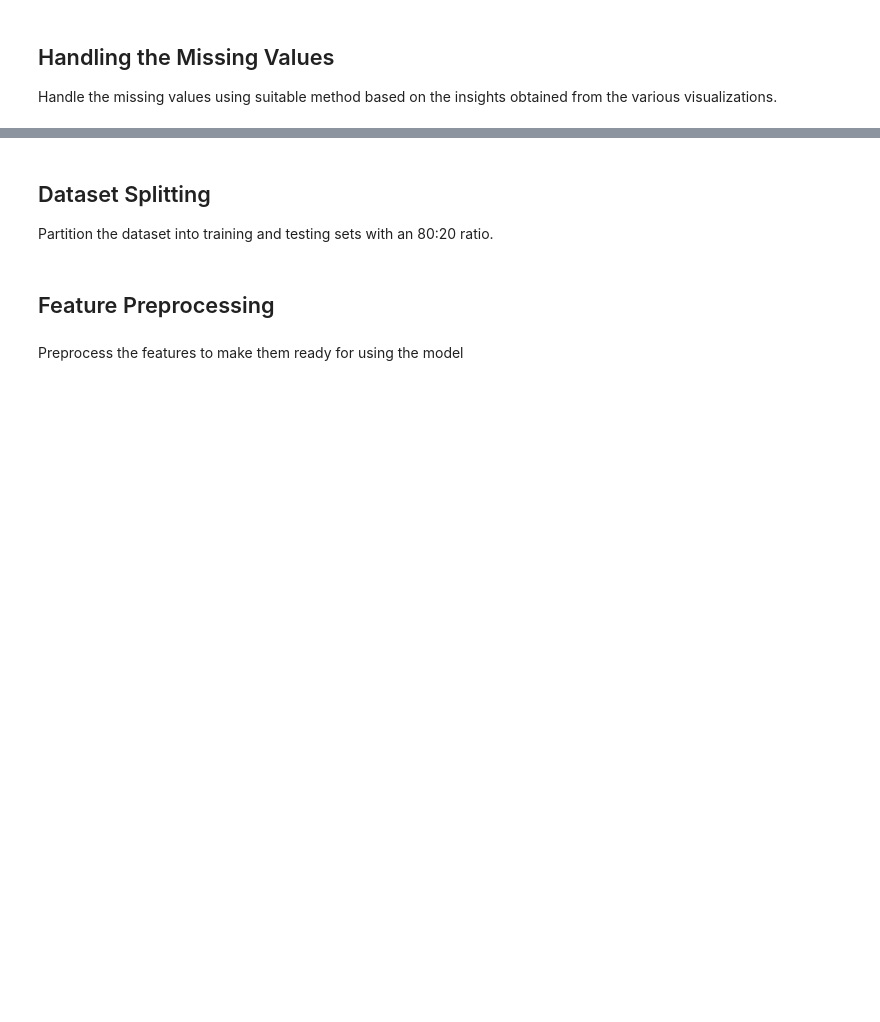
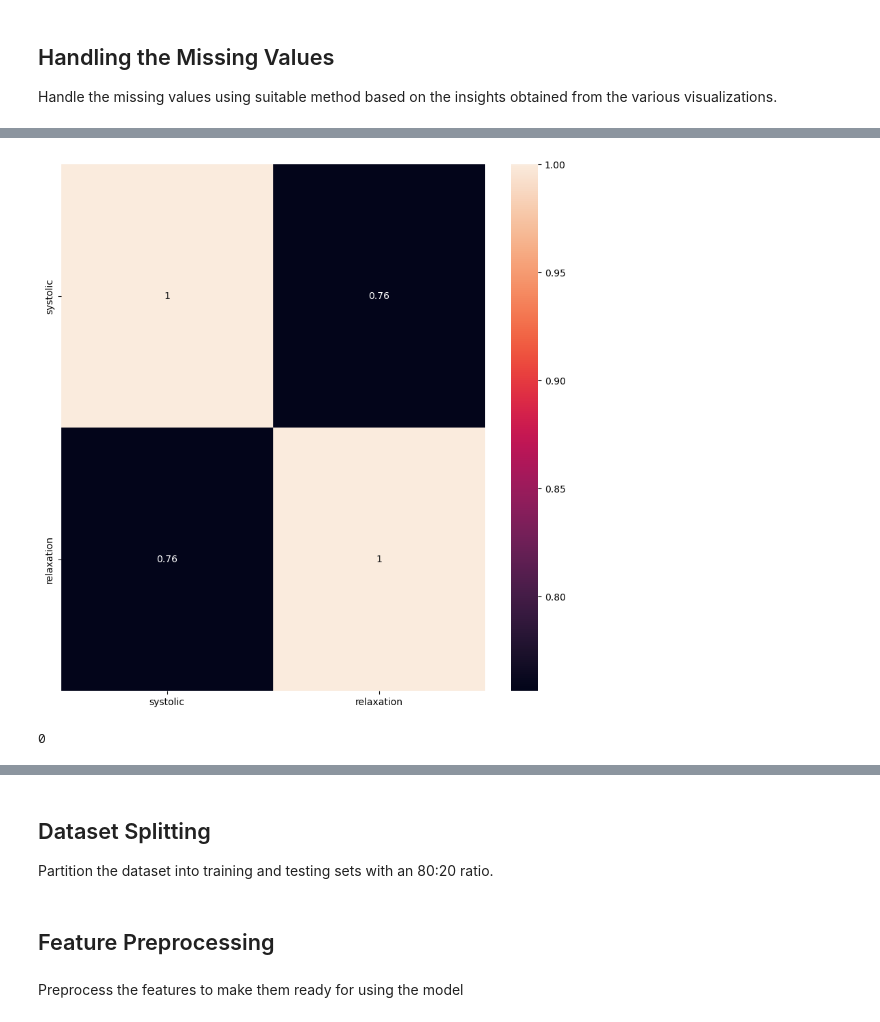
Before and after one commit to aleksandra926/VNP_2024_2025, a Jupyter notebook: Laboratory_exercise_2.ipynb, the cells around one changed output, grey strips where cells are left out. Drawn from its saved outputs; the diff is of its cells as text; code cells hidden in the pictures; blank space fills up the shorter version.

```diff
--- a/Laboratory_exercise_2.ipynb
+++ b/Laboratory_exercise_2.ipynb
@@ -287,3 +211,5 @@ df[['MntWines','MntFruits','MntGoldProds']] = scaler.inverse_transform(imputed_d
+# %%
+df['waist(cm)'] = df['waist(cm)'].fillna(df['waist(cm)'].mean())
 # %%
 df.isnull().sum()
 # %% [output]
@@ -306,3 +234,14 @@ Response               340
 dtype: int64
-# %%
-df.Recency = df.Recency.fillna(df.Recency.median())
+# %%
+scaler = MinMaxScaler()
+scaled_data = scaler.fit_transform(df[['AST','ALT','Gtp']])
+# %%
+knn_imputer = KNNImputer(n_neighbors=7)
+imputed_data = knn_imputer.fit_transform(scaled_data)
+df[['AST','ALT','Gtp']] = scaler.inverse_transform(imputed_data)
+# %%
+plt.figure(figsize=(10, 10))
+sns.heatmap(df[['systolic', 'relaxation']].corr(), annot=True)
+plt.show()
+# %% [output]
+[figure, added]
@@ -308,0 +251,11 @@ df.Recency = df.Recency.fillna(df.Recency.median())
+# %%
+df['triglyceride'] = df['triglyceride'].replace('nan', np.nan)
+
+frequent_imputer = SimpleImputer(strategy='most_frequent')
+
+df['triglyceride'] = frequent_imputer.fit_transform(df[['triglyceride']]).ravel()
+df['triglyceride'] = df['triglyceride'].astype(str)
+
+df.triglyceride.isnull().sum()
+# %% [output]
+0
```
Also changed, not shown: parts of 66 cells of this notebook.
